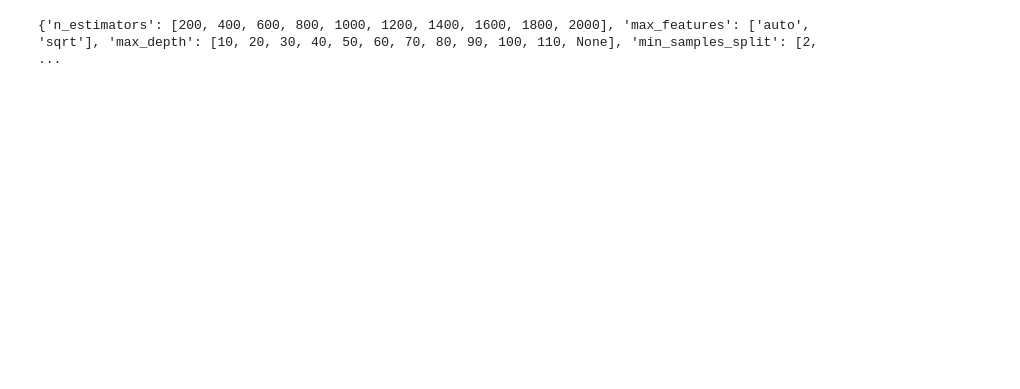
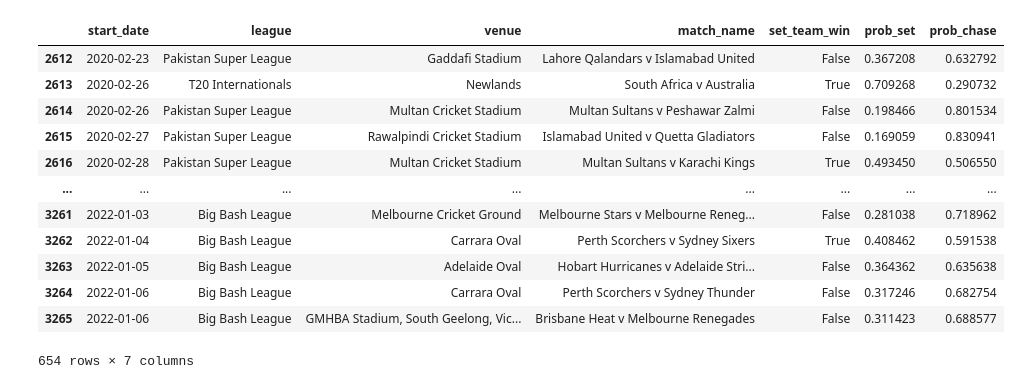
Before and after one commit to caiodrear/cricket, a Jupyter notebook: code/classification_models/player model/model_player.ipynb, the cells around one changed output. Cells and saved outputs as stored; diff of their text form; code cells hidden in the pictures; blank space fills up the shorter version.

```diff
--- a/code/classification_models/player model/model_player.ipynb
+++ b/code/classification_models/player model/model_player.ipynb
@@ -9,22 +9,25 @@ from tqdm.notebook import tqdm
 
 #----------------caio's packages--------------------
 import sys, os #add code folder to sys.path
-#sys.path.append(os.path.abspath(os.path.join('..', 'code')))
+sys.path.append(os.path.abspath(os.path.join('../../data_processing')))
+
+from cricsheet_read import cricsheet_read #data processing
 
 #-------------------ML packages---------------------
 from imblearn.under_sampling import RandomUnderSampler
 
 from sklearn.model_selection import train_test_split
-from sklearn.utils import shuffle
 from sklearn.preprocessing import StandardScaler
+from sklearn.preprocessing import OneHotEncoder
 
 from sklearn.linear_model import LogisticRegression
 from sklearn.ensemble import RandomForestClassifier
 from sklearn.ensemble import GradientBoostingClassifier as xgb
-#import xgboost as xgb
+import xgboost as xgb
 
 from sklearn.neural_network import MLPClassifier
 
 from sklearn.metrics import classification_report, accuracy_score, roc_curve, roc_auc_score, auc
 
-match_data = pd.read_csv('../../../data/player_data.csv')
+match_data = pd.read_csv('../../../data/player_data.csv', dtype = {'match_id':str}).set_index('match_id')
+results = cricsheet_read()[1].drop('toss_winner', axis = 1)
@@ -101 +110,17 @@ Model Prediction: ROC AUC = 0.710
+# %%
+test_data
+# %% [output]
+|  | start_date | league | venue | match_name | set_team_win | prob_set | prob_chase |
+| 2612 | 2020-02-23 | Pakistan Super League | Gaddafi Stadium | Lahore Qalandars v Islamabad United | False | 0.367208 | 0.632792 |
+| 2613 | 2020-02-26 | T20 Internationals | Newlands | South Africa v Australia | True | 0.709268 | 0.290732 |
+| 2614 | 2020-02-26 | Pakistan Super League | Multan Cricket Stadium | Multan Sultans v Peshawar Zalmi | False | 0.198466 | 0.801534 |
+| 2615 | 2020-02-27 | Pakistan Super League | Rawalpindi Cricket Stadium | Islamabad United v Quetta Gladiators | False | 0.169059 | 0.830941 |
+| 2616 | 2020-02-28 | Pakistan Super League | Multan Cricket Stadium | Multan Sultans v Karachi Kings | True | 0.493450 | 0.506550 |
+| ... | ... | ... | ... | ... | ... | ... | ... |
+| 3261 | 2022-01-03 | Big Bash League | Melbourne Cricket Ground | Melbourne Stars v Melbourne Reneg... | False | 0.281038 | 0.718962 |
+| 3262 | 2022-01-04 | Big Bash League | Carrara Oval | Perth Scorchers v Sydney Sixers | True | 0.408462 | 0.591538 |
+| 3263 | 2022-01-05 | Big Bash League | Adelaide Oval | Hobart Hurricanes v Adelaide Stri... | False | 0.364362 | 0.635638 |
+| 3264 | 2022-01-06 | Big Bash League | Carrara Oval | Perth Scorchers v Sydney Thunder | False | 0.317246 | 0.682754 |
+| 3265 | 2022-01-06 | Big Bash League | GMHBA Stadium, South Geelong, Vic... | Brisbane Heat v Melbourne Renegades | False | 0.311423 | 0.688577 |
+654 rows × 7 columns
 # %%
@@ -111,29 +141,4 @@ test_data = X_test.join(y_test).copy()
 scaler = StandardScaler()
 X_train = pd.DataFrame(scaler.fit_transform(X_train), columns = X_train.columns)
 X_test = pd.DataFrame(scaler.fit_transform(X_test), columns = X_test.columns)
-# %%
-from sklearn.model_selection import RandomizedSearchCV
-# Number of trees in random forest
-n_estimators = [int(x) for x in np.linspace(start = 200, stop = 2000, num = 10)]
-# Number of features to consider at every split
-max_features = ['auto', 'sqrt']
-# Maximum number of levels in tree
-max_depth = [int(x) for x in np.linspace(10, 110, num = 11)]
-max_depth.append(None)
-# Minimum number of samples required to split a node
-min_samples_split = [2, 5, 10]
-# Minimum number of samples required at each leaf node
-min_samples_leaf = [1, 2, 4]
-# Method of selecting samples for training each tree
-bootstrap = [True, False]
-# Create the random grid
-random_grid = {'n_estimators': n_estimators,
-               'max_features': max_features,
-               'max_depth': max_depth,
-               'min_samples_split': min_samples_split,
-               'min_samples_leaf': min_samples_leaf,
-               'bootstrap': bootstrap}
-print(random_grid)
-# %% [output]
-{'n_estimators': [200, 400, 600, 800, 1000, 1200, 1400, 1600, 1800, 2000], 'max_features': ['auto', 'sqrt'], 'max_depth': [10, 20, 30, 40, 50, 60, 70, 80, 90, 100, 110, None], 'min_samples_split': [2, ...
 # %%
```
Also changed, not shown: parts of 6 cells of this notebook, 3 other files.
